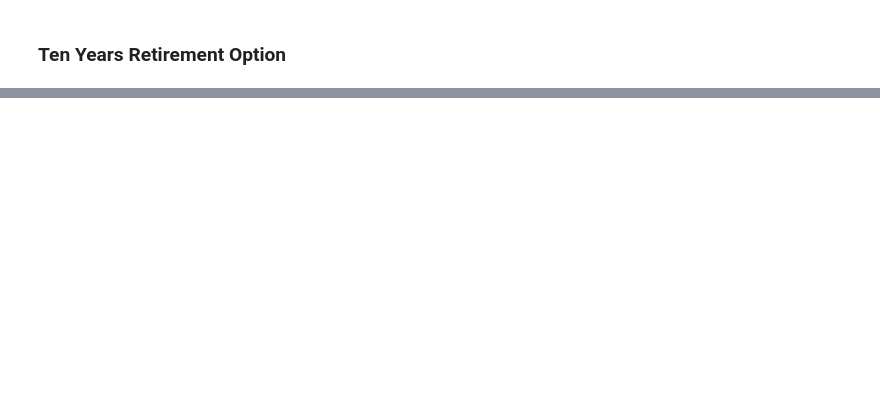
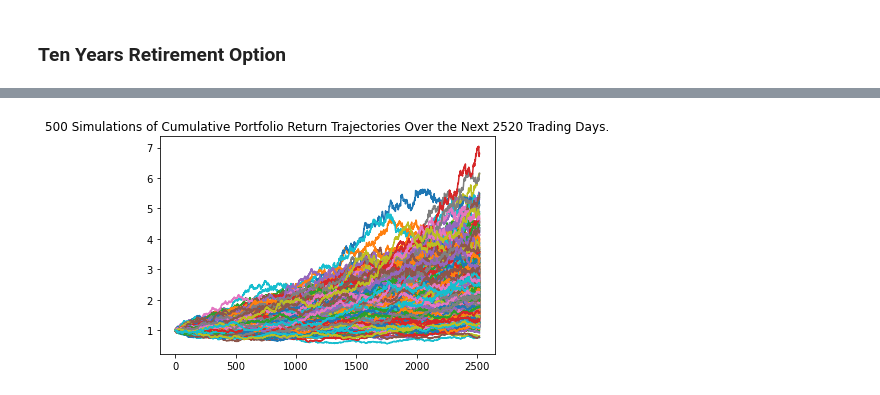
Before and after one commit to nomadic-me/Financial-Planner, a Jupyter notebook: financial-planner.ipynb, the cells around one changed output, grey strips where cells are left out. Cells and saved outputs as stored; diff of their text form; code cells hidden in the pictures; blank space fills up the shorter version.

```diff
--- a/financial-planner.ipynb
+++ b/financial-planner.ipynb
@@ -519,3 +514,11 @@ There is a 95% chance that an initial investment of $60000 in the portfolio over
 # %% [markdown]
 ### Ten Years Retirement Option
+# %%
+# Configuring a Monte Carlo simulation to forecast 10 years cumulative returns
+MC_tenyears = MCSimulation(
+    portfolio_data = pivottable,
+    weights = [.40,.60],
+    num_simulation = 500,
+    num_trading_days = 252*10
+)
 # %%
@@ -567,0 +569,6 @@ Running Monte Carlo simulation number 490.
+# %%
+# Plot simulation outcomes
+line_plot = MC_tenyears.plot_simulation()
+line_plot.get_figure().savefig("MC_tenyear_sim_plot.png", bbox_inches="tight")
+# %% [output]
+[figure, added]
```
Also changed, not shown: parts of 29 cells of this notebook.
